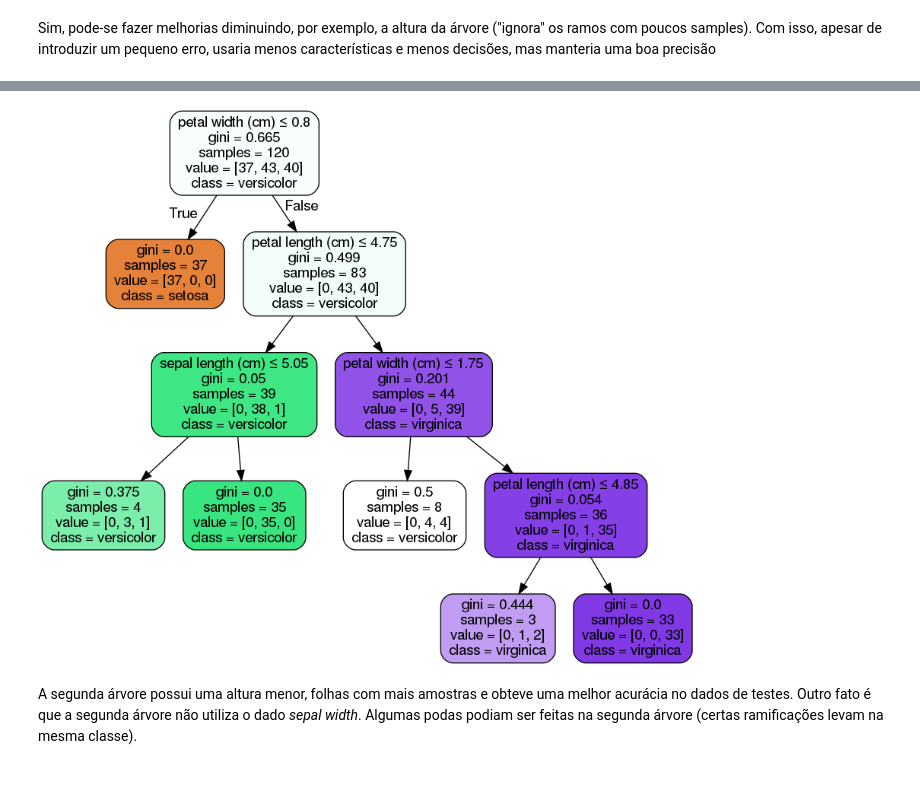
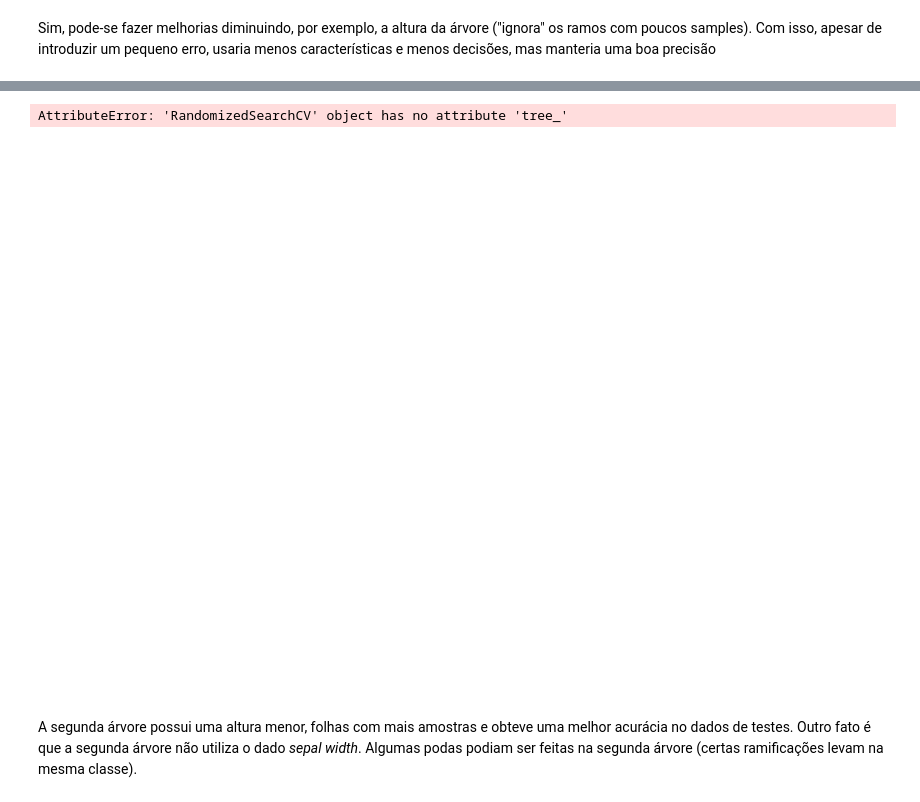
Before and after one commit to cordeirolibel/RPI, a Jupyter notebook: T01/decisionTree-inicial.ipynb, the cells around one changed output, grey strips where cells are left out. Saved outputs shown, nothing was run; the diff lists cells and outputs as text; code cells hidden in the pictures.

```diff
--- a/T01/decisionTree-inicial.ipynb
+++ b/T01/decisionTree-inicial.ipynb
@@ -220,16 +221,22 @@ DecisionTreeClassifier(class_weight=None, criterion='gini', max_depth=13,
 # %%
 ##########################
 #Exercício 03 - D
 ##Compare a árvore de decisão com a anterior (não-otimizada)
 ##########################
+'''
 out = StringIO()
 tree.export_graphviz(clf_rs.best_estimator_, out_file=out, feature_names=iris.feature_names, class_names=iris.target_names, filled=True, rounded=True, special_characters=True)
 graph=pydotplus.graph_from_dot_data(out.getvalue())
 Image(graph.create_png())
 with open('irisDT-RS.png', 'wb') as f:
     f.write(graph.create_png())
 Image("irisDT-RS.png")
+'''
+
+plt.figure(figsize=(15,10))
+a = tree.plot_tree(clf_rs, feature_names=iris.feature_names, class_names=iris.target_names)
 # %% [output]
+AttributeError: 'RandomizedSearchCV' object has no attribute 'tree_'
-[figure, old version]
+[figure, new version]
 # %% [markdown]
 A segunda árvore possui uma altura menor, folhas com mais amostras e obteve uma melhor acurácia no dados de testes. Outro fato é que a segunda árvore não utiliza o dado _sepal width_. Algumas podas podiam ser feitas na segunda árvore (certas ramificações levam na mesma classe).
```
Also changed, not shown: parts of 6 cells of this notebook.
